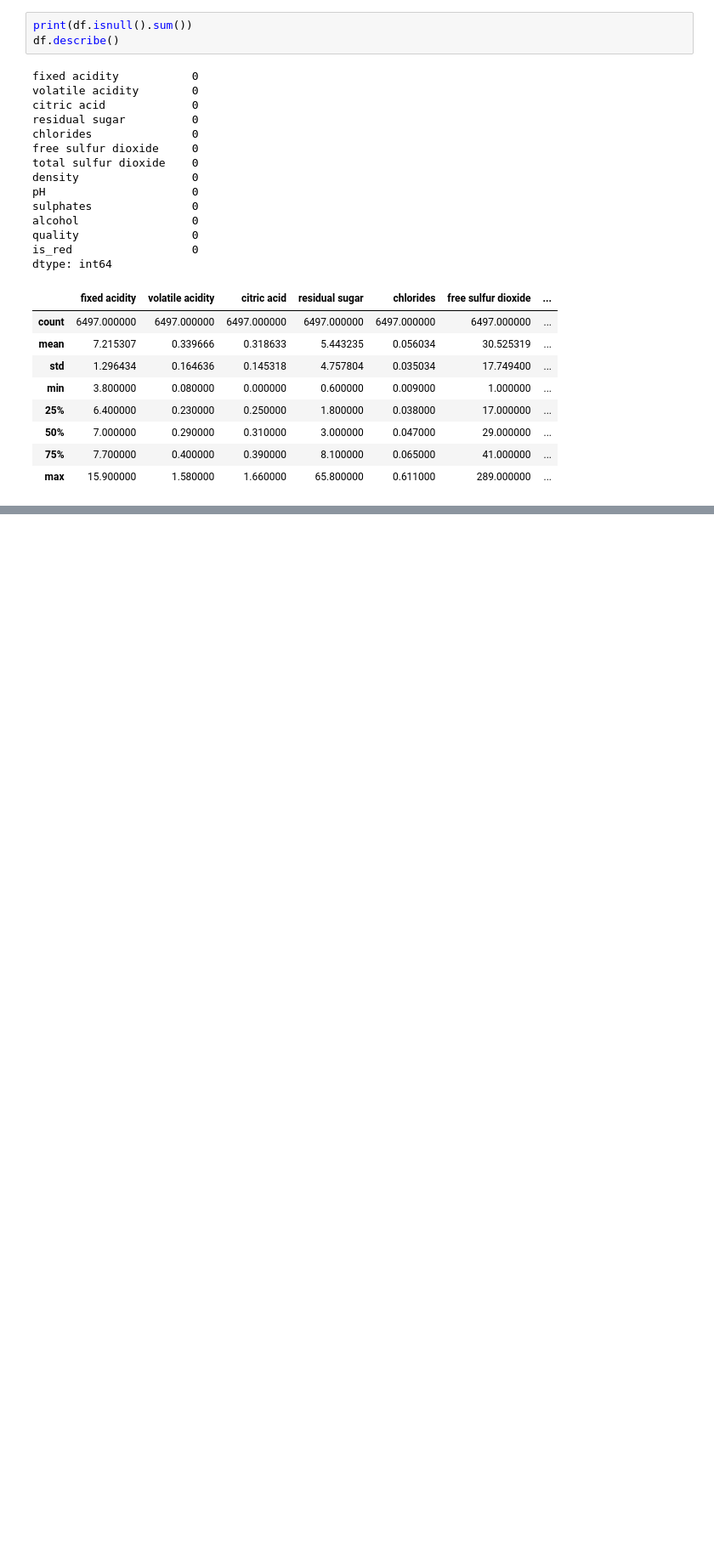
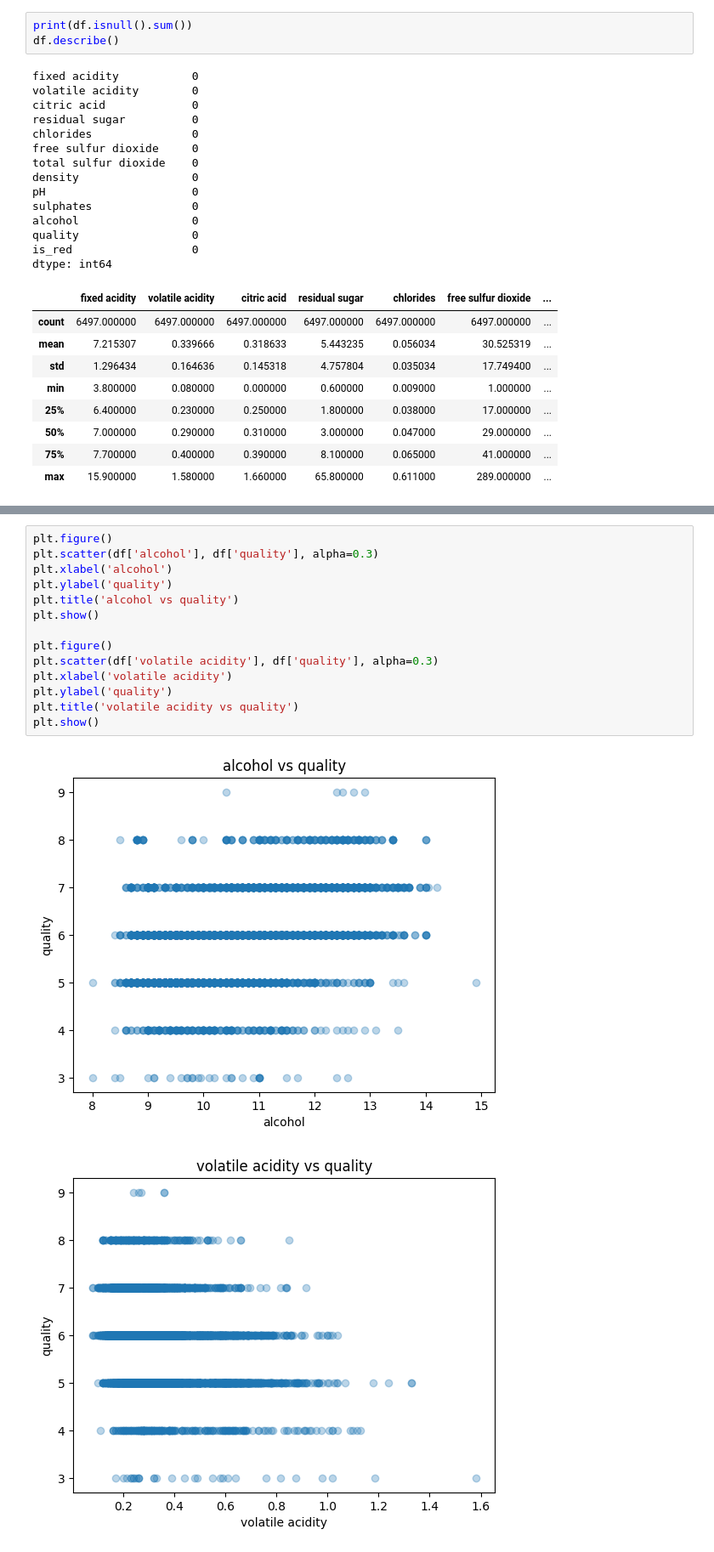
Before and after one commit to aidenward6/ml-a-1, a Jupyter notebook: all-the-code.ipynb, the cells around one changed output, grey strips where cells are left out. Shown at 85% size. Drawn from its saved outputs; the diff is of its cells as text; blank space fills up the shorter version.

```diff
--- a/all-the-code.ipynb
+++ b/all-the-code.ipynb
@@ -91,0 +111,17 @@ print(X_test.shape, y_test.shape)
+# %%
+plt.figure()
+plt.scatter(df['alcohol'], df['quality'], alpha=0.3)
+plt.xlabel('alcohol')
+plt.ylabel('quality')
+plt.title('alcohol vs quality')
+plt.show()
+
+plt.figure()
+plt.scatter(df['volatile acidity'], df['quality'], alpha=0.3)
+plt.xlabel('volatile acidity')
+plt.ylabel('quality')
+plt.title('volatile acidity vs quality')
+plt.show()
+# %% [output]
+[figure, added]
+[figure, added]
```
Also changed, not shown: parts of 3 cells of this notebook.
